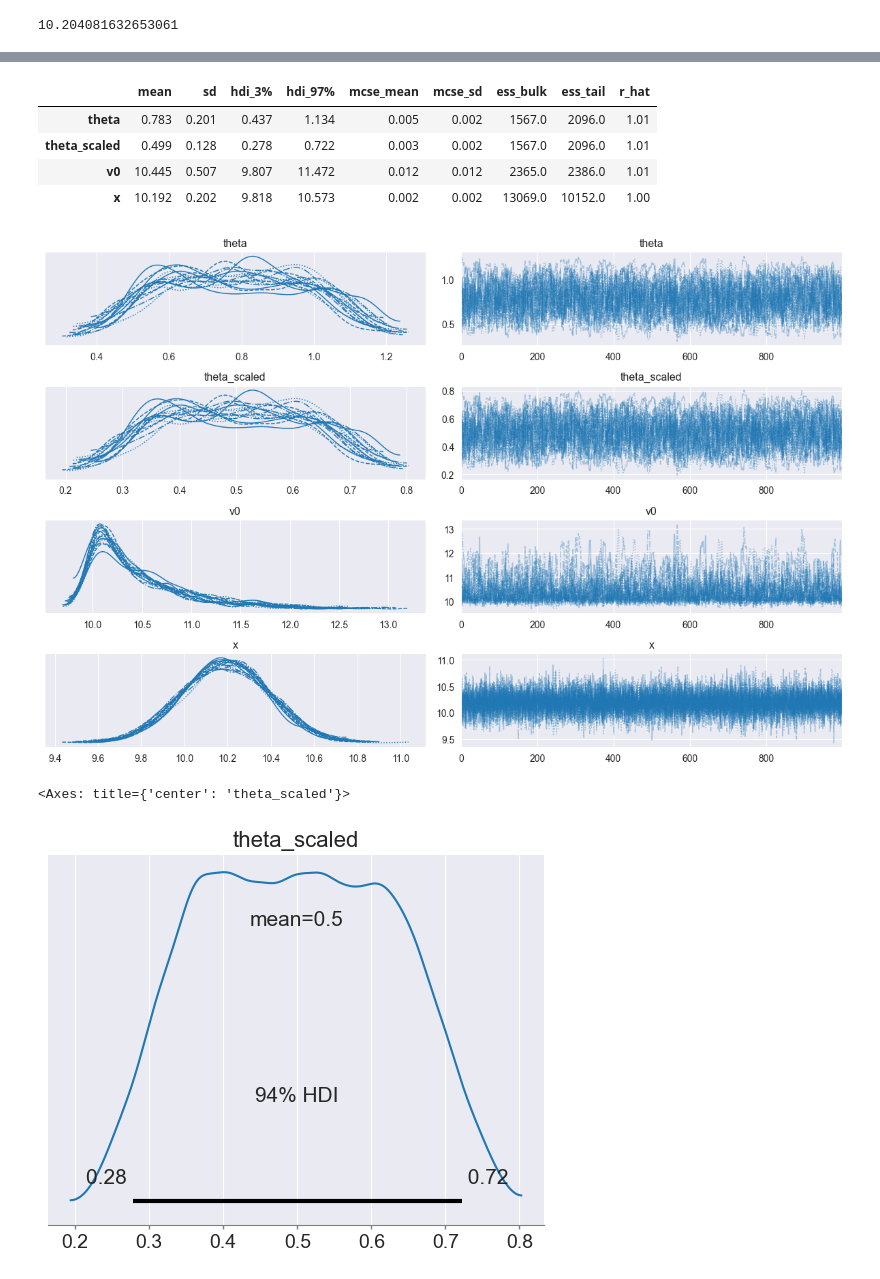
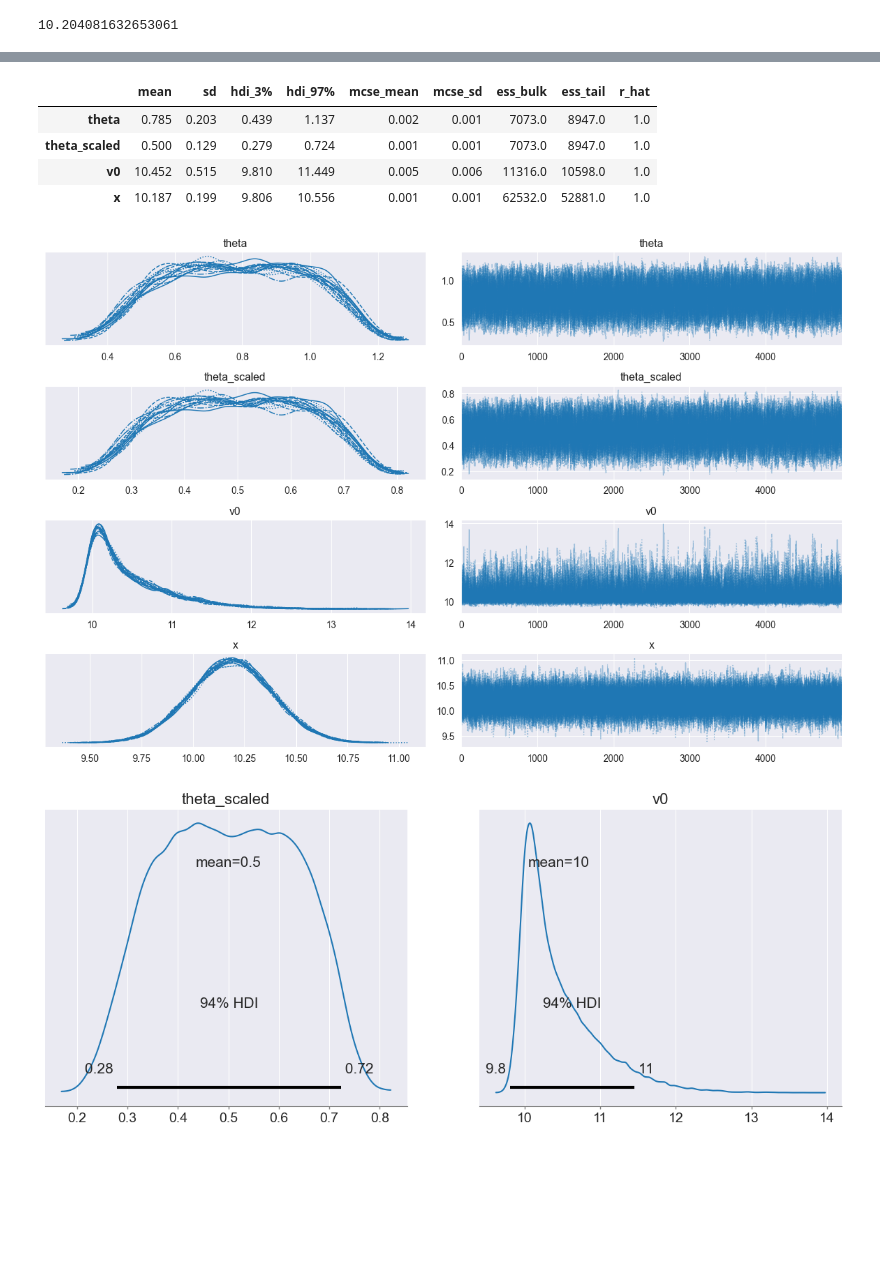
Before and after one commit to mattmcd/PyBayes, a Jupyter notebook: scripts/journal_20250513_projectile.ipynb, the cells around one changed output, grey strips where cells are left out. Drawn from its saved outputs; the diff is of its cells as text; code cells hidden in the pictures; blank space fills up the shorter version.

```diff
--- a/scripts/journal_20250513_projectile.ipynb
+++ b/scripts/journal_20250513_projectile.ipynb
@@ -74,4 +76,4 @@ pm.model_to_graphviz(data_model)
 [drawing not drawn]
 # %%
 with data_model:
-    idata = pm.sample(1000, random_seed=42, nuts_sampler='blackjax', chains=n_devices, progressbar=False, target_accept=0.95)
+    idata = pm.sample(5000, random_seed=42, nuts_sampler='blackjax', chains=n_devices, progressbar=False, target_accept=0.95)
@@ -81,17 +81,16 @@ The effective sample size per chain is smaller than 100 for some parameters.  A
 az.summary(idata)
 # %% [output]
 |  | mean | sd | hdi_3% | hdi_97% | mcse_mean | mcse_sd | ess_bulk | ess_tail | r_hat |
-| theta | 0.783 | 0.201 | 0.437 | 1.134 | 0.005 | 0.002 | 1567.0 | 2096.0 | 1.01 |
-| theta_scaled | 0.499 | 0.128 | 0.278 | 0.722 | 0.003 | 0.002 | 1567.0 | 2096.0 | 1.01 |
-| v0 | 10.445 | 0.507 | 9.807 | 11.472 | 0.012 | 0.012 | 2365.0 | 2386.0 | 1.01 |
-| x | 10.192 | 0.202 | 9.818 | 10.573 | 0.002 | 0.002 | 13069.0 | 10152.0 | 1.00 |
+| theta | 0.785 | 0.203 | 0.439 | 1.137 | 0.002 | 0.001 | 7073.0 | 8947.0 | 1.0 |
+| theta_scaled | 0.500 | 0.129 | 0.279 | 0.724 | 0.001 | 0.001 | 7073.0 | 8947.0 | 1.0 |
+| v0 | 10.452 | 0.515 | 9.810 | 11.449 | 0.005 | 0.006 | 11316.0 | 10598.0 | 1.0 |
+| x | 10.187 | 0.199 | 9.806 | 10.556 | 0.001 | 0.001 | 62532.0 | 52881.0 | 1.0 |
 # %%
 az.plot_trace(idata)
 plt.tight_layout()
 # %% [output]
-[figure, old version]
+[figure, new version]
 # %%
-az.plot_posterior(idata, ['theta_scaled'])
+_ = az.plot_posterior(idata, ['theta_scaled', 'v0'])
 # %% [output]
-<Axes: title={'center': 'theta_scaled'}>
-[figure, old version]
+[figure, new version]
```
Also changed, not shown: parts of 14 cells of this notebook.
